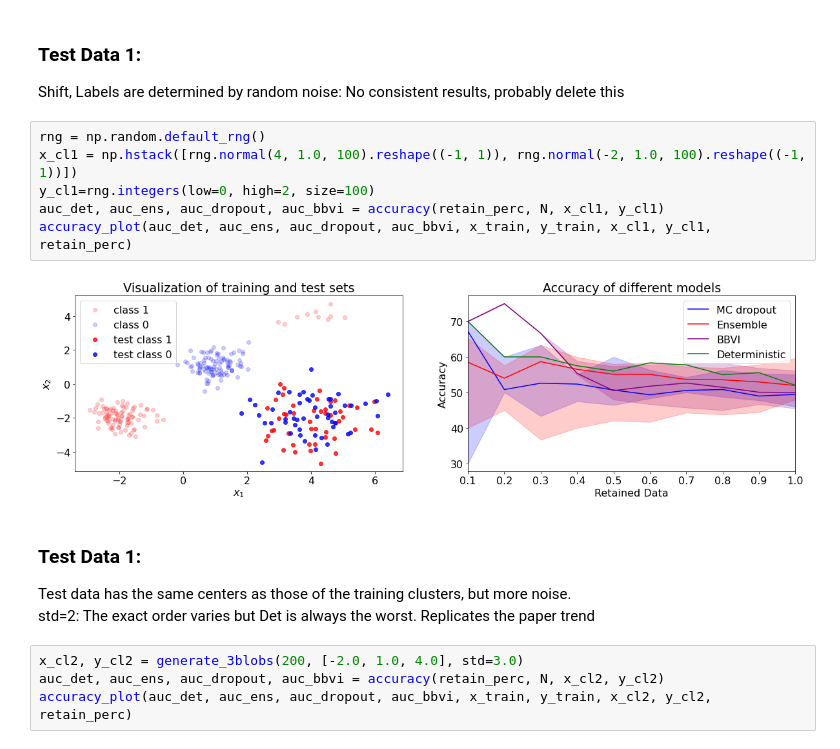
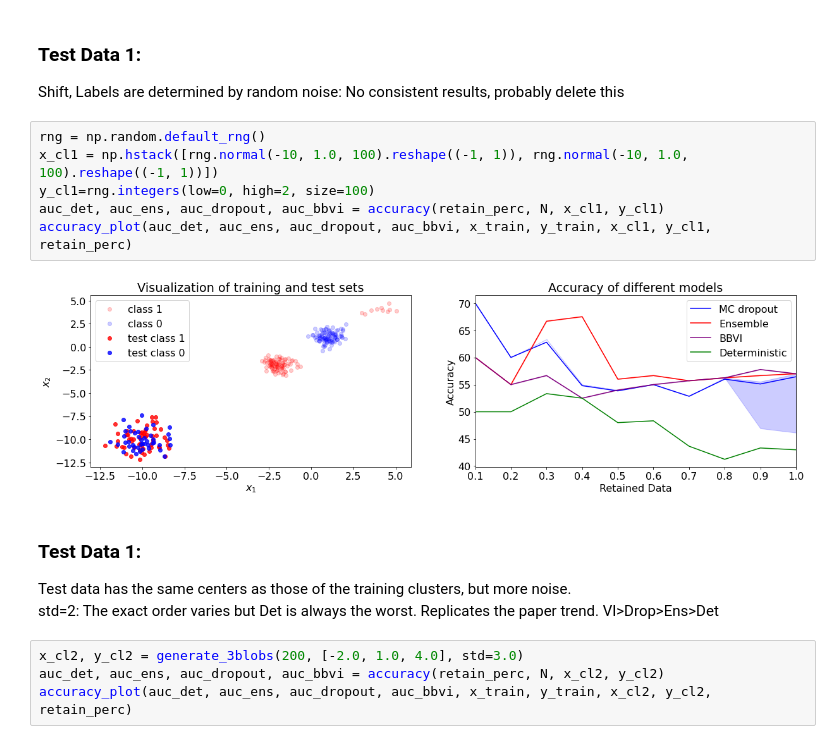
Before and after one commit to ziyanzzhu/am207, a Jupyter notebook: examples_outliers.ipynb, the cells around one changed output. Cells and saved outputs as stored; diff of their text form.

```diff
--- a/examples_outliers.ipynb
+++ b/examples_outliers.ipynb
@@ -651,16 +648,16 @@ accuracy_plot(auc_det, auc_ens, auc_dropout, auc_bbvi, x_train, y_train, x_train
 Shift, Labels are determined by random noise: No consistent results, probably delete this
 # %%
 rng = np.random.default_rng()
-x_cl1 = np.hstack([rng.normal(4, 1.0, 100).reshape((-1, 1)), rng.normal(-2, 1.0, 100).reshape((-1, 1))])
+x_cl1 = np.hstack([rng.normal(-10, 1.0, 100).reshape((-1, 1)), rng.normal(-10, 1.0, 100).reshape((-1, 1))])
 y_cl1=rng.integers(low=0, high=2, size=100)
 auc_det, auc_ens, auc_dropout, auc_bbvi = accuracy(retain_perc, N, x_cl1, y_cl1)
 accuracy_plot(auc_det, auc_ens, auc_dropout, auc_bbvi, x_train, y_train, x_cl1, y_cl1, retain_perc)
 # %% [output]
-[figure, old version]
+[figure, new version]
 # %% [markdown]
 ### Test Data 1:
 Test data has the same centers as those of the training clusters, but more noise. <br/>
-std=2: The exact order varies but Det is always the worst. Replicates the paper trend
+std=2: The exact order varies but Det is always the worst. Replicates the paper trend. VI>Drop>Ens>Det
 # %%
 x_cl2, y_cl2 = generate_3blobs(200, [-2.0, 1.0, 4.0], std=3.0)
 auc_det, auc_ens, auc_dropout, auc_bbvi = accuracy(retain_perc, N, x_cl2, y_cl2)
```
Also changed, not shown: parts of 11 cells of this notebook, 5 other files.
